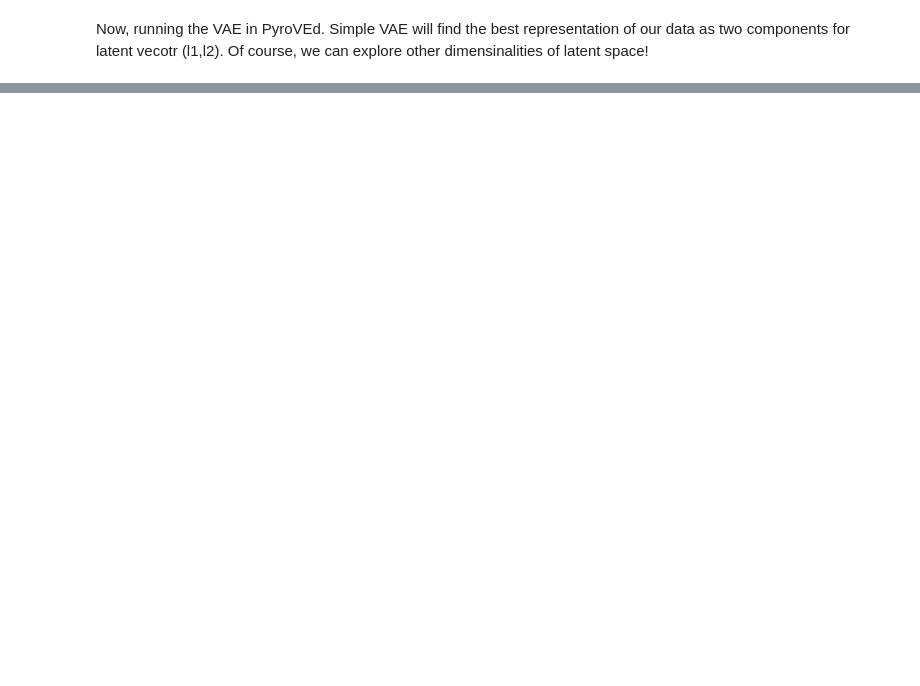
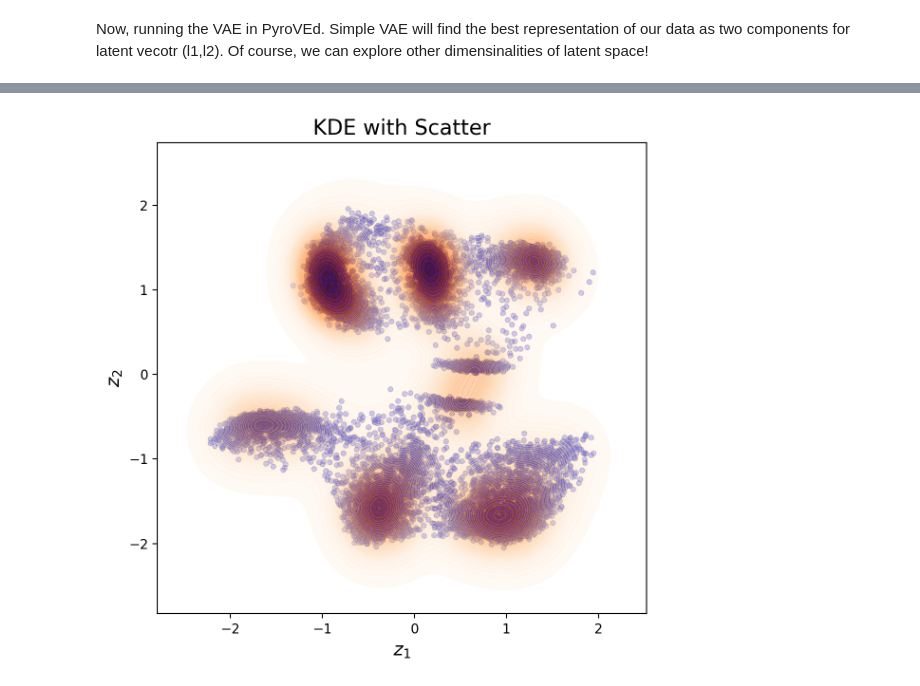
Before and after one commit to msa-em/variational-autoencoders, a Jupyter notebook: notebooks/VAE_notebook.ipynb, the cells around one changed output, grey strips where cells are left out. Cells and saved outputs as stored; diff of their text form; code cells hidden in the pictures; blank space fills up the shorter version.

```diff
--- a/notebooks/VAE_notebook.ipynb
+++ b/notebooks/VAE_notebook.ipynb
@@ -79,0 +205,23 @@ for e in range(10):
+# %%
+vae_z_mean, vae_z_sd = vae_model.encode(train_data)
+z1 = vae_z_mean[:, -2]
+z2 = vae_z_mean[:, -1]
+# %%
+# Plot
+plt.figure(figsize=(6, 6), facecolor='white', dpi=200)
+
+# Scatterplot
+plt.scatter(z1, z2, s=15, edgecolor='k', linewidth=0.5, alpha=0.4, c="b")
+
+# KDE plot
+sns.kdeplot(x=z1, y=z2, cmap="Oranges", levels=50, thresh=0.005, alpha=0.5, fill=True)
+
+# Labels and title
+plt.xlabel(r"$z_1$", fontsize=14)
+plt.ylabel(r"$z_2$", fontsize=14)
+plt.title("KDE with Scatter", fontsize=16)
+
+plt.tight_layout()
+plt.show()
+# %% [output]
+[figure, added]
```
Also changed, not shown: parts of 18 cells of this notebook, 6 other files.
